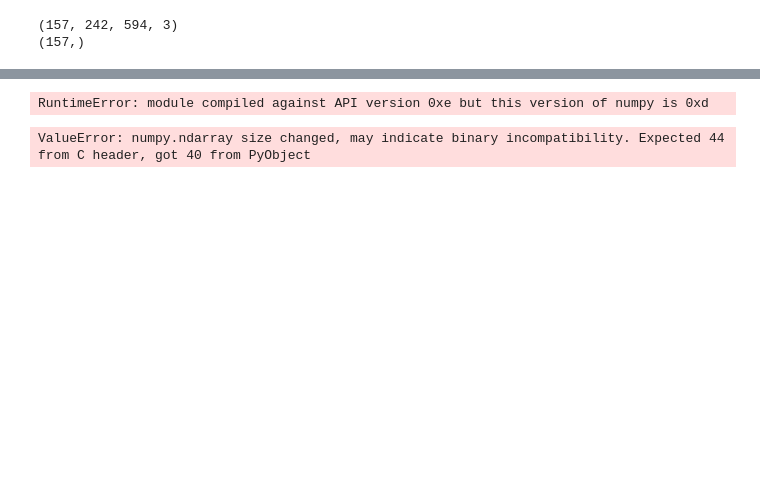
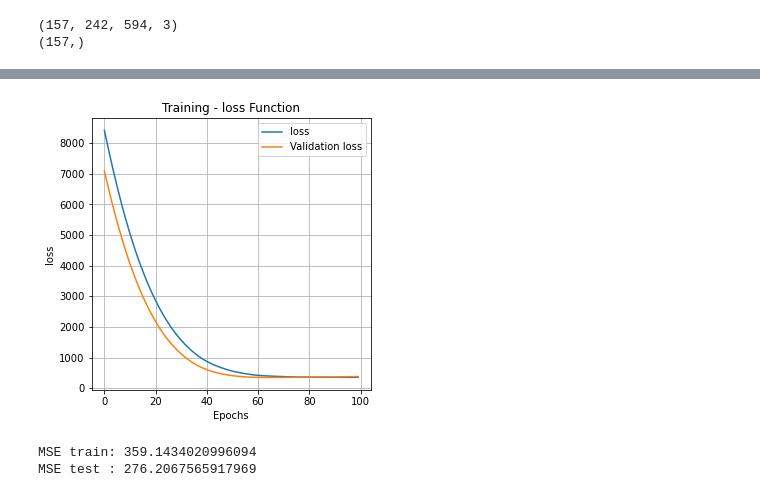
Before and after one commit to mroigestr/Team_Israel_C2C, a Jupyter notebook: Code/JohnyCar.ipynb, the cells around one changed output, grey strips where cells are left out. Drawn from its saved outputs; the diff is of its cells as text; code cells hidden in the pictures; blank space fills up the shorter version.

Commit message:
JohnyCar.ipynb trained

```diff
--- a/Code/JohnyCar.ipynb
+++ b/Code/JohnyCar.ipynb
@@ -136,32 +152,32 @@ KeyboardInterrupt:
-# %%
-import tensorflow as tf
-inputs = tf.keras.Input(shape=X_train[0].shape)           # Erzeugt eine Eingabeschicht für alle unabhängigen Merkmale
-print('-Eingabeschicht:\n',inputs)                        # -> inputs ist eine KerasTensor
-
-# STANDARDISIERUNGSSCHICHT
-normalized_inputs = normalizer(inputs)                    # Verküpfung der Eingabeschicht mit der Standardisierungsschicht. Die Eingabeschicht dient als Input der Standardisierungschicht.
-print('\n-Objekt Standardisierungschicht:',normalizer)    # -> der normalizer ist ein Object - kein KeraTensor
-print('-Standardisierungsschicht:\n',normalized_inputs)   # -> normalized_input ist ein KerasTensor
-
-# AUSGABESCHICHT
-output_layer = tf.keras.layers.Dense(                     # Erzeugt eine Dense-Schicht mit einer Zelle.
-                    units=1,                              # Die Schicht enthält nur eine Zelle, da die Regression nur für eine Zeilvariable hat.
-                    activation=None,                      # Es wird keine Aktivierungsfunktion verwendet (Lineare Regression).
-                    use_bias=True,                        # Ein Bias wird verwendet. Absolutglied in der Regression.
-                    kernel_initializer="glorot_uniform",  # Xavier-Initialisierung der Gewichte
-                    bias_initializer="zeros")             # Bias-Werte werden mit Null initialisiert
-outputs =output_layer(normalized_inputs)                  # Die standardisierten Inputs werden der Dense-Schicht, als der Inputs, übergeben.
-print('-Ausgabeschicht:\n',outputs)
-# Anmerkung: "Dense" bedeutet, dass alle Zellen des Inputs mit allen Zellen der Schicht durch ein Gewicht verbunden sind.
-
-
-# Erstellung eines Keras Modells durch Definition der Eingabe und der Ausgabe (name ist optional)
-linear_model_FuncAPI = tf.keras.Model(inputs = inputs, outputs = outputs, name = 'LinearRegressionFuncAPI')
-
-# Ein Kerasmodell verfügt über die Methode summary, welche den Aufbau des Netzes zusammenfässt.
-print('\nOBJEKTTYPE DES MODELLS:',type(linear_model_FuncAPI))
-print('SUMMARY:')
-linear_model_FuncAPI.summary()
-# %% [output]
-RuntimeError: module compiled against API version 0xe but this version of numpy is 0xd
-ValueError: numpy.ndarray size changed, may indicate binary incompatibility. Expected 44 from C header, got 40 from PyObject
+# %%
+# Graphische Darstellung der Fehler während des Trainings.
+def plot_training_curve(history, xlim=None, ylim=None,keys=['loss']):
+    for key in keys:
+        plt.figure(figsize=(5, 5))
+        #plt.subplot(2, 2, 1)
+        plt.plot(history.history[key], label=key)
+        plt.plot(history.history['val_'+key], label='Validation '+key)
+        plt.legend()
+        plt.title('Training - '+key+' Function')
+        plt.xlabel('Epochs')
+        plt.ylabel(key)
+        plt.grid()
+        if xlim:
+            plt.xlim(xlim)
+        if ylim:
+            plt.ylim(ylim)
+
+plot_training_curve(history)
+# Vergößerung (xlim und ylim ev. anpassen!)
+# plot_training_curve(history,xlim=(242,594),ylim=(45,135))
+# %% [output]
+[figure, added]
+# %%
+# Berechung des MSE mittels der Methode evaluate
+mse_train_linear_model_FuncAPI = model.evaluate(X_train, y_train, verbose=0)
+mse_test_linear_model_FuncAPI = model.evaluate(X_test, y_test, verbose=0)
+print('MSE train:',mse_train_linear_model_FuncAPI)
+print('MSE test :',mse_test_linear_model_FuncAPI)
+# %% [output]
+MSE train: 359.1434020996094
+MSE test : 276.2067565917969
```
Also changed, not shown: parts of 4 cells of this notebook.
